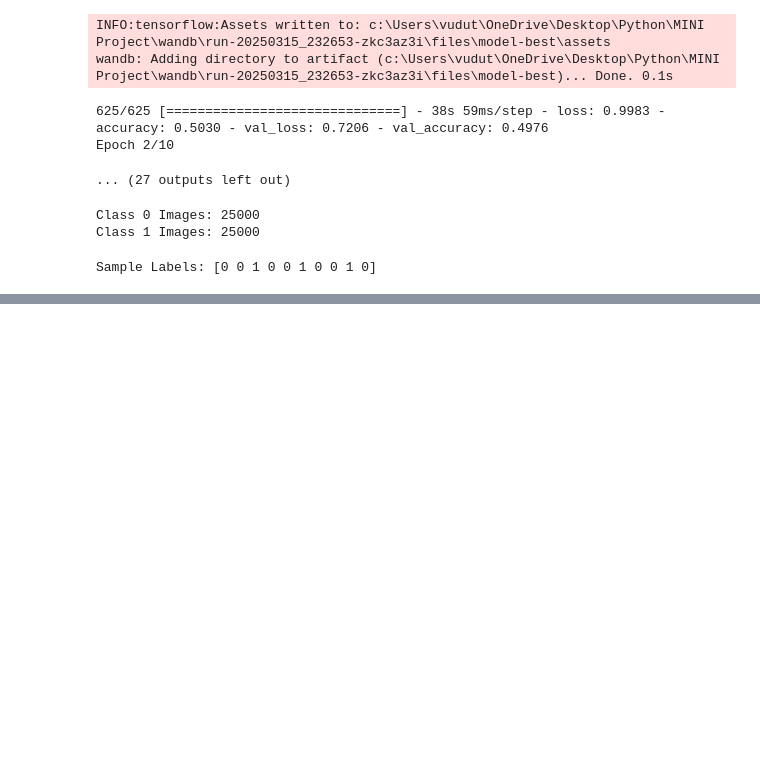
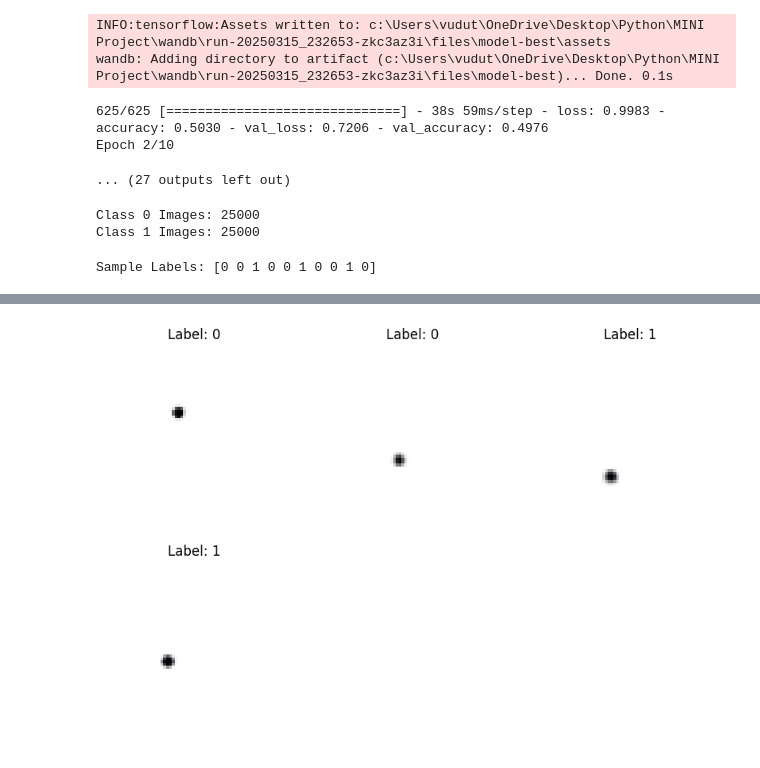
Before and after one commit to saipraneethamvudutha/High-Energy-Particle-Detection-and-Classification, a Jupyter notebook: CNN.ipynb, the cells around one changed output, grey strips where cells are left out. Cells and saved outputs as stored; diff of their text form; code cells hidden in the pictures; blank space fills up the shorter version.

```diff
--- a/CNN.ipynb
+++ b/CNN.ipynb
@@ -872,0 +859,19 @@ WARNING:absl:Found untraced functions such as _jit_compiled_convolution_op, _jit
+# %%
+import matplotlib.pyplot as plt
+
+# Get a batch of images
+images, labels = next(iter(train_ds))
+
+# Ensure we don't try to access more images than available
+num_images = min(len(images), 9)  # Adjust for batch size
+
+plt.figure(figsize=(10, 10))
+for i in range(num_images):
+    ax = plt.subplot(3, 3, i + 1)
+    plt.imshow(images[i].numpy())
+    plt.title(f"Label: {labels[i].numpy()}")
+    plt.axis("off")
+
+plt.show()
+# %% [output]
+[figure, added]
```
Also changed, not shown: parts of 2 cells of this notebook, 2 other files.
